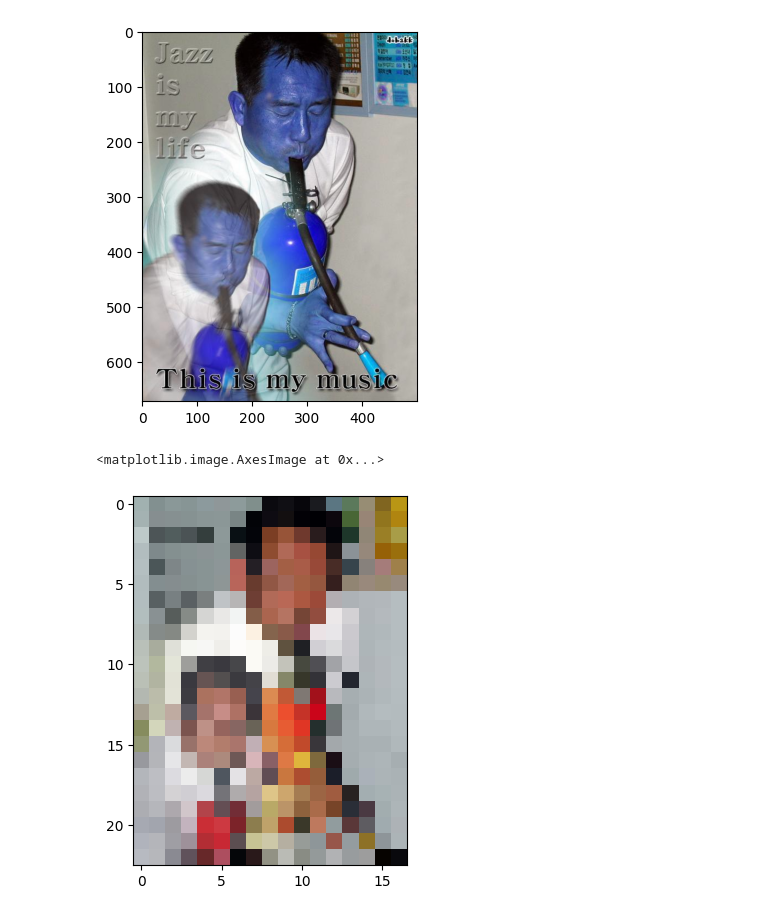
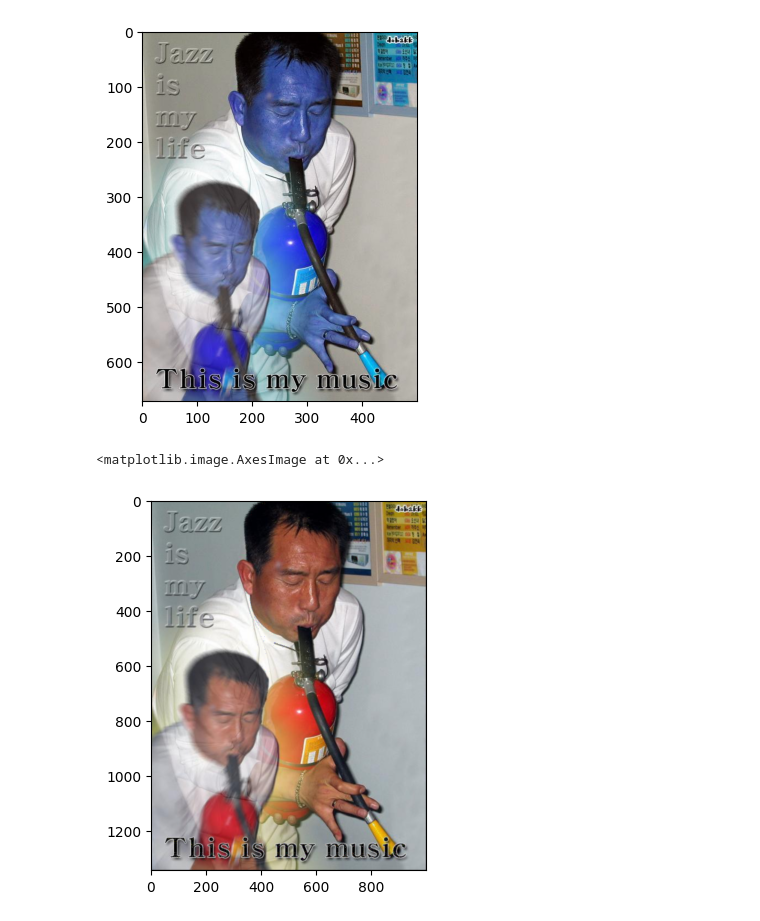
Before and after one commit to uinone/playground, a Jupyter notebook: basic/image_transform.ipynb, the cells around one changed output. Cells and saved outputs as stored; diff of their text form; code cells hidden in the pictures.

Commit message:
[add] triangular interolation 추가

```diff
--- a/basic/Untitled.ipynb
+++ b/basic/image_transform.ipynb
@@ -18,7 +18,7 @@ class ImageTransformer:
     def __init__(self, image):
         self.image = image.copy()
 
-    def scale(self, scale_width, scale_height):
+    def scale(self, scale_width, scale_height, interpolator):
         frame = ImageTransformer.Padder(self.image).bottom(1).end(1).build()
 
         frame_height, frame_width, frame_channel = self.image.shape
@@ -49,7 +49,7 @@ class ImageTransformer:
                   frame[scaled_frame_idx_y, scaled_frame_idx_x+1, new_frame_grid_channel],
                   frame[scaled_frame_idx_y+1, scaled_frame_idx_x+1, new_frame_grid_channel])
 
-        new_frame[new_frame_grid_height, new_frame_grid_width, new_frame_grid_channel] = Interpolator.bilinear(
+        new_frame[new_frame_grid_height, new_frame_grid_width, new_frame_grid_channel] = interpolator(
             points,
             scaled_frame_shift_x,
             scaled_frame_shift_y
@@ -130,7 +130,7 @@ class ImageTransformer:
         def build(self):
             return self.image
 # %%
-plt.imshow(ImageTransformer(img).scale(0.035,0.035).build()[...,::-1])
+plt.imshow(ImageTransformer(img).scale(2,2, Interpolator.triangular).build()[...,::-1])
 # %% [output]
 <matplotlib.image.AxesImage at 0x...>
-[figure, old version]
+[figure, new version]
```
Also changed, not shown: 3 other files.
